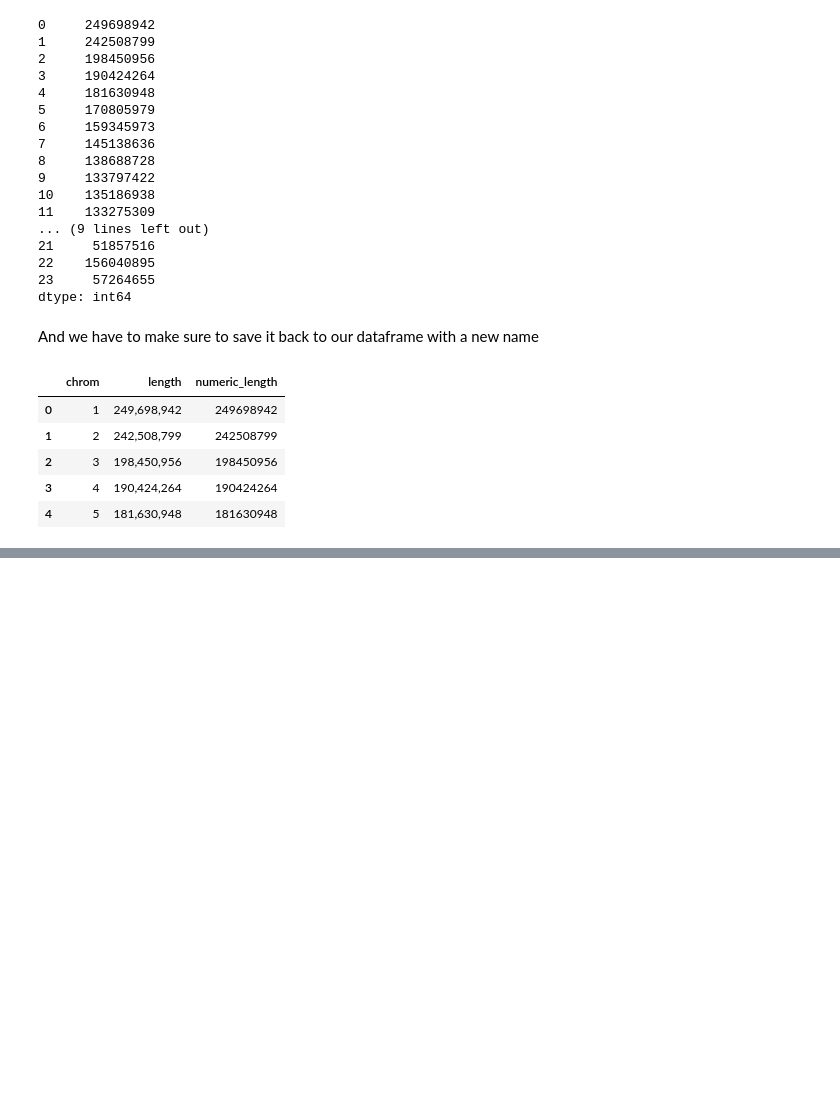
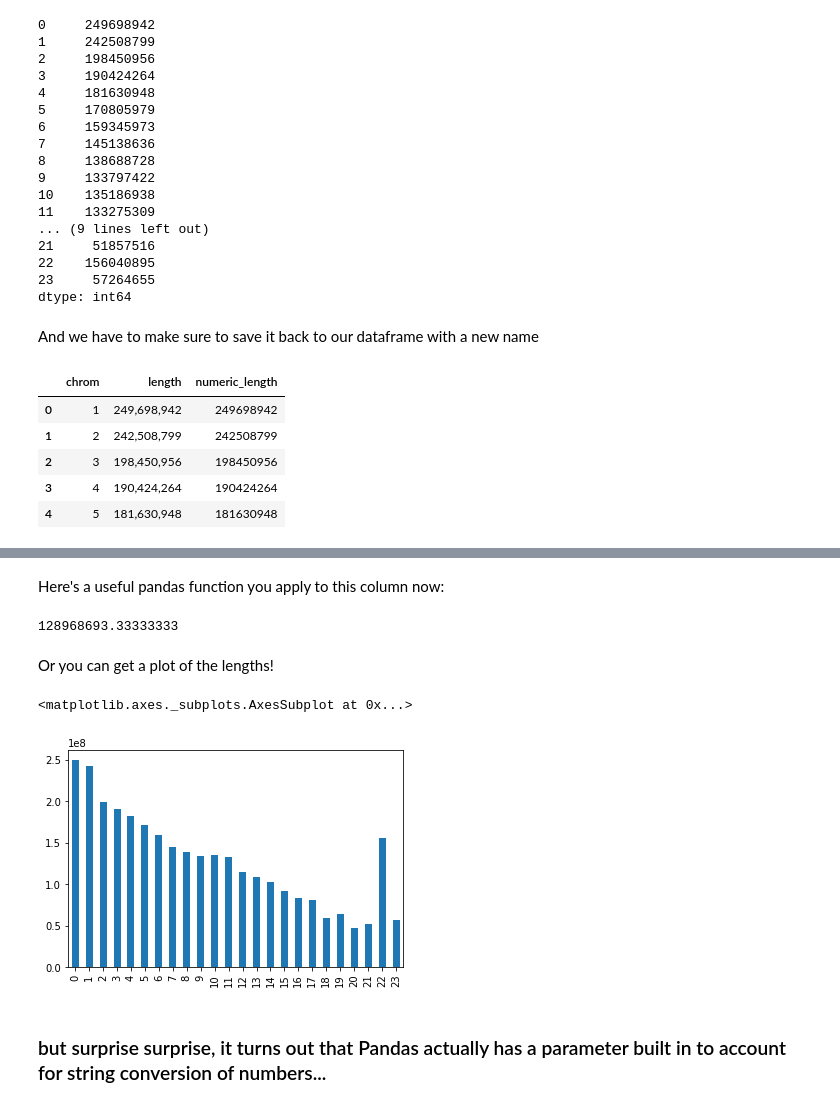
Before and after one commit to ekofman/CMM262Plan, a Jupyter notebook: Day1/Intro to Pandas.ipynb, the cells around one changed output, grey strips where cells are left out. Cells and saved outputs as stored; diff of their text form; code cells hidden in the pictures; blank space fills up the shorter version.

```diff
--- a/Day1/Intro to Pandas.ipynb
+++ b/Day1/Intro to Pandas.ipynb
@@ -192,0 +195,2 @@ chrom_length_table.head()
+# %%
+new_chrom_length_table = chrom_length_table[['chrom', 'numeric_length']]
@@ -192,0 +206,15 @@ chrom_length_table.head()
+# %% [markdown]
+Here's a useful pandas function you apply to this column now:
+# %%
+new_chrom_length_table.numeric_length.mean()
+# %% [output]
+128968693.33333333
+# %% [markdown]
+Or you can get a plot of the lengths!
+# %%
+new_chrom_length_table.numeric_length.plot(kind='bar')
+# %% [output]
+<matplotlib.axes._subplots.AxesSubplot at 0x...>
+[figure, added]
+# %% [markdown]
+### but surprise surprise, it turns out that Pandas actually has a parameter built in to account for string conversion of numbers...
```
Also changed, not shown: parts of 32 cells of this notebook, 10 other files.
